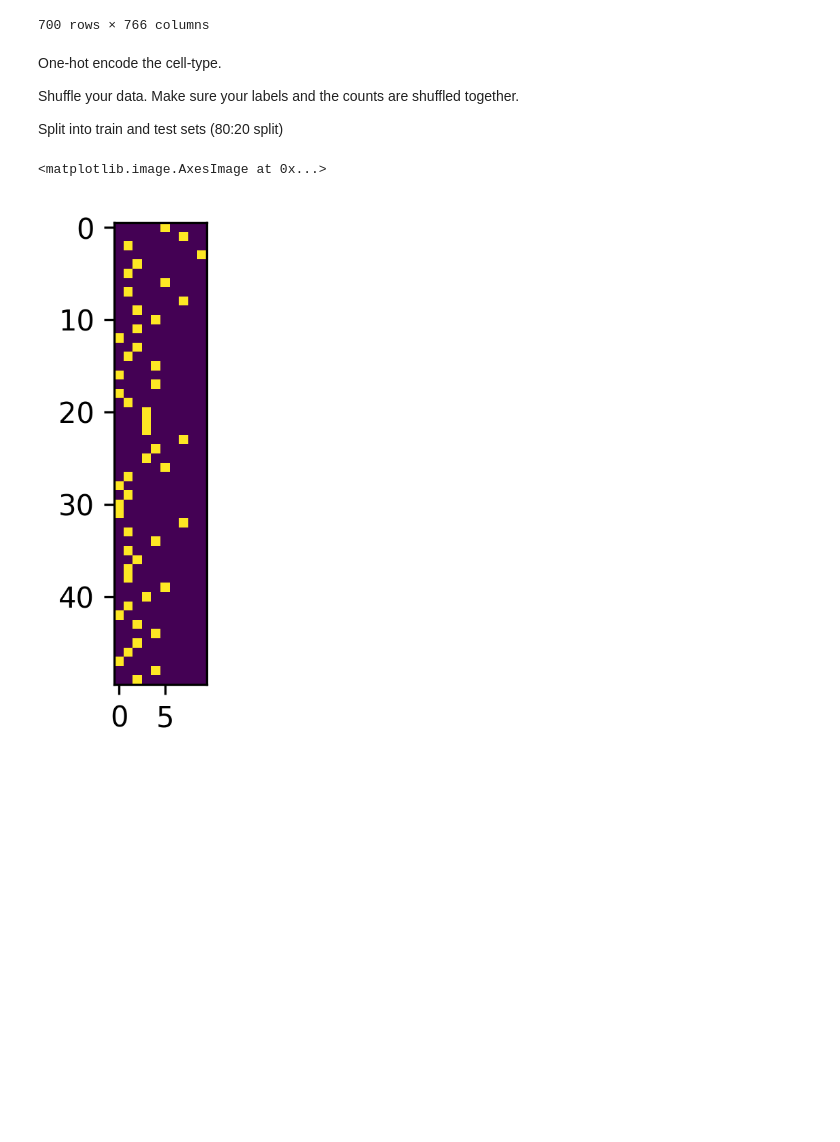
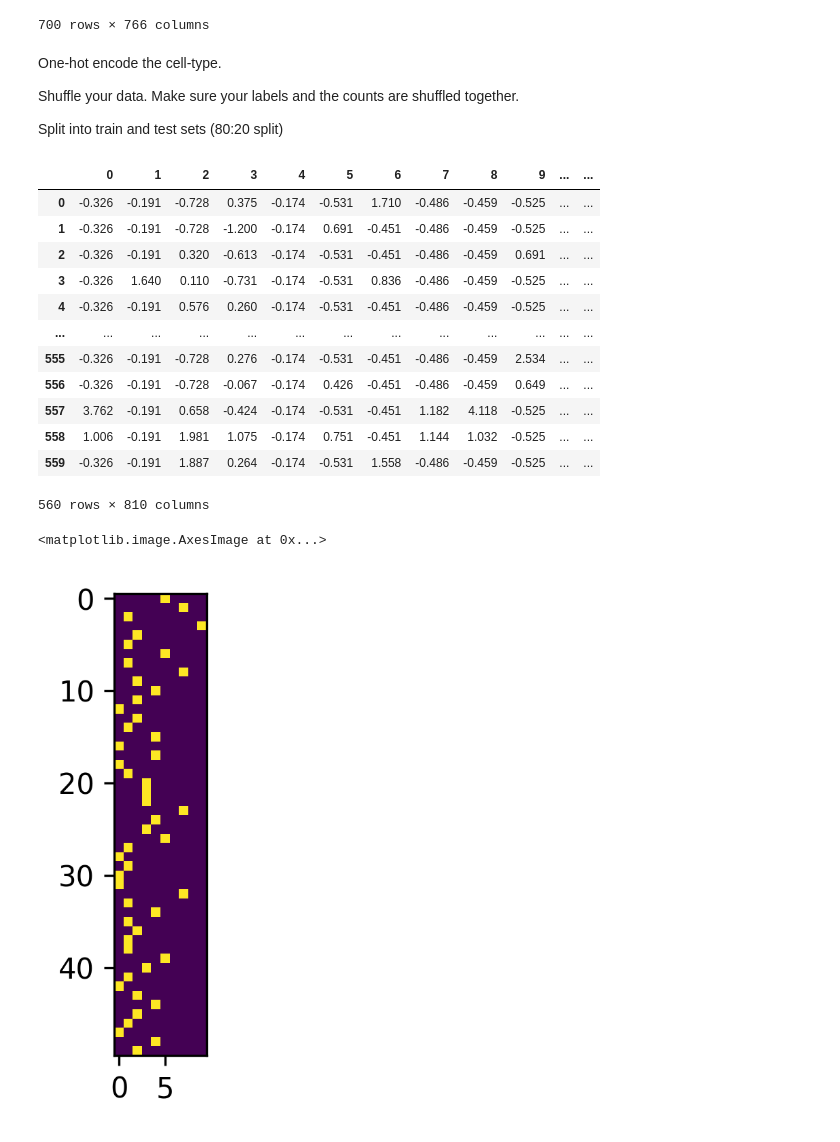
Before and after one commit to cagintunc/ML_Biology, a Jupyter notebook: Final Project/Final_Project_Part_2_Classification.ipynb, the cells around one changed output. Saved outputs shown, nothing was run; the diff lists cells and outputs as text; code cells hidden in the pictures; blank space fills up the shorter version.

```diff
--- a/Final Project/Final_Project_Part_2_Classification.ipynb
+++ b/Final Project/Final_Project_Part_2_Classification.ipynb
@@ -43,6 +44,11 @@ One-hot encode the cell-type.
 Shuffle your data. Make sure your labels and the counts are shuffled together.
 
 Split into train and test sets (80:20 split)
+# %%
+latent_df = pd.read_csv("latent_representation.csv")
+latent_df.drop(columns=["Unnamed: 0"], inplace=True)
+# %%
+latent_array = latent_df.to_numpy()
 # %%
 categories = df['bulk_labels'].unique()
 
@@ -60,7 +66,26 @@ X = df.drop('bulk_labels', axis=1).values
 #shufle and 80:20 split
 np.random.seed(100)
 permutation = np.random.permutation(len(X))
-X, y = X[permutation], y[permutation]
+X, y, latent_array = X[permutation], y[permutation], latent_array[permutation]
 
 X_train, y_train = X[:int(len(X)*0.8)], y[:int(len(y)*0.8)]
 X_test, y_test = X[int(len(X)*0.8):], y[int(len(y)*0.8):]
+latent_train, latent_test = latent_array[:int(len(X)*0.8)], latent_array[int(len(y)*0.8):]
+# %%
+X_with_latent = pd.concat([pd.DataFrame(X_train), pd.DataFrame(latent_train)], axis=1)
+X_with_latent_test = pd.concat([pd.DataFrame(X_test), pd.DataFrame(latent_test)], axis=1)
+X_with_latent
+# %% [output]
+|  | 0 | 1 | 2 | 3 | 4 | 5 | 6 | 7 | 8 | 9 | ... | ... |
+| 0 | -0.326 | -0.191 | -0.728 | 0.375 | -0.174 | -0.531 | 1.710 | -0.486 | -0.459 | -0.525 | ... | ... |
+| 1 | -0.326 | -0.191 | -0.728 | -1.200 | -0.174 | 0.691 | -0.451 | -0.486 | -0.459 | -0.525 | ... | ... |
+| 2 | -0.326 | -0.191 | 0.320 | -0.613 | -0.174 | -0.531 | -0.451 | -0.486 | -0.459 | 0.691 | ... | ... |
+| 3 | -0.326 | 1.640 | 0.110 | -0.731 | -0.174 | -0.531 | 0.836 | -0.486 | -0.459 | -0.525 | ... | ... |
+| 4 | -0.326 | -0.191 | 0.576 | 0.260 | -0.174 | -0.531 | -0.451 | -0.486 | -0.459 | -0.525 | ... | ... |
+| ... | ... | ... | ... | ... | ... | ... | ... | ... | ... | ... | ... | ... |
+| 555 | -0.326 | -0.191 | -0.728 | 0.276 | -0.174 | -0.531 | -0.451 | -0.486 | -0.459 | 2.534 | ... | ... |
+| 556 | -0.326 | -0.191 | -0.728 | -0.067 | -0.174 | 0.426 | -0.451 | -0.486 | -0.459 | 0.649 | ... | ... |
+| 557 | 3.762 | -0.191 | 0.658 | -0.424 | -0.174 | -0.531 | -0.451 | 1.182 | 4.118 | -0.525 | ... | ... |
+| 558 | 1.006 | -0.191 | 1.981 | 1.075 | -0.174 | 0.751 | -0.451 | 1.144 | 1.032 | -0.525 | ... | ... |
+| 559 | -0.326 | -0.191 | 1.887 | 0.264 | -0.174 | -0.531 | 1.558 | -0.486 | -0.459 | -0.525 | ... | ... |
+560 rows × 810 columns
```
Also changed, not shown: parts of 47 cells of this notebook, 3 other files.
